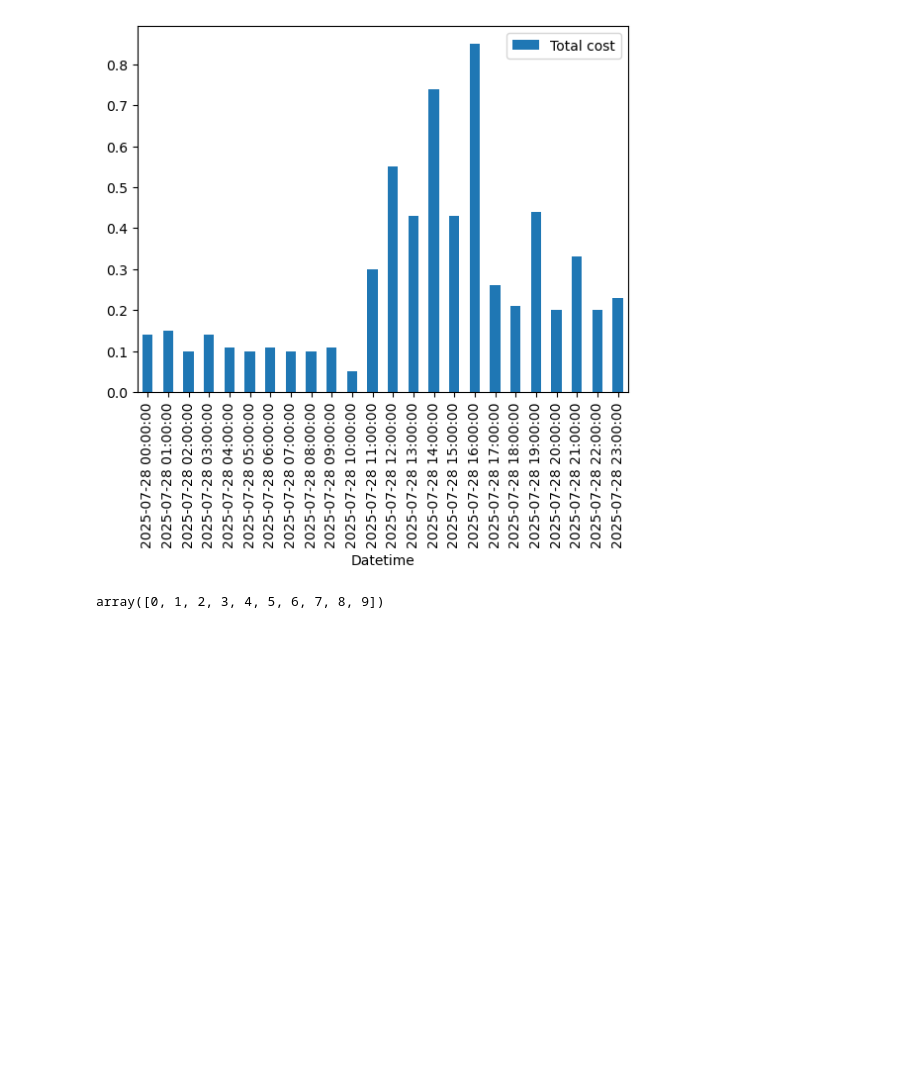
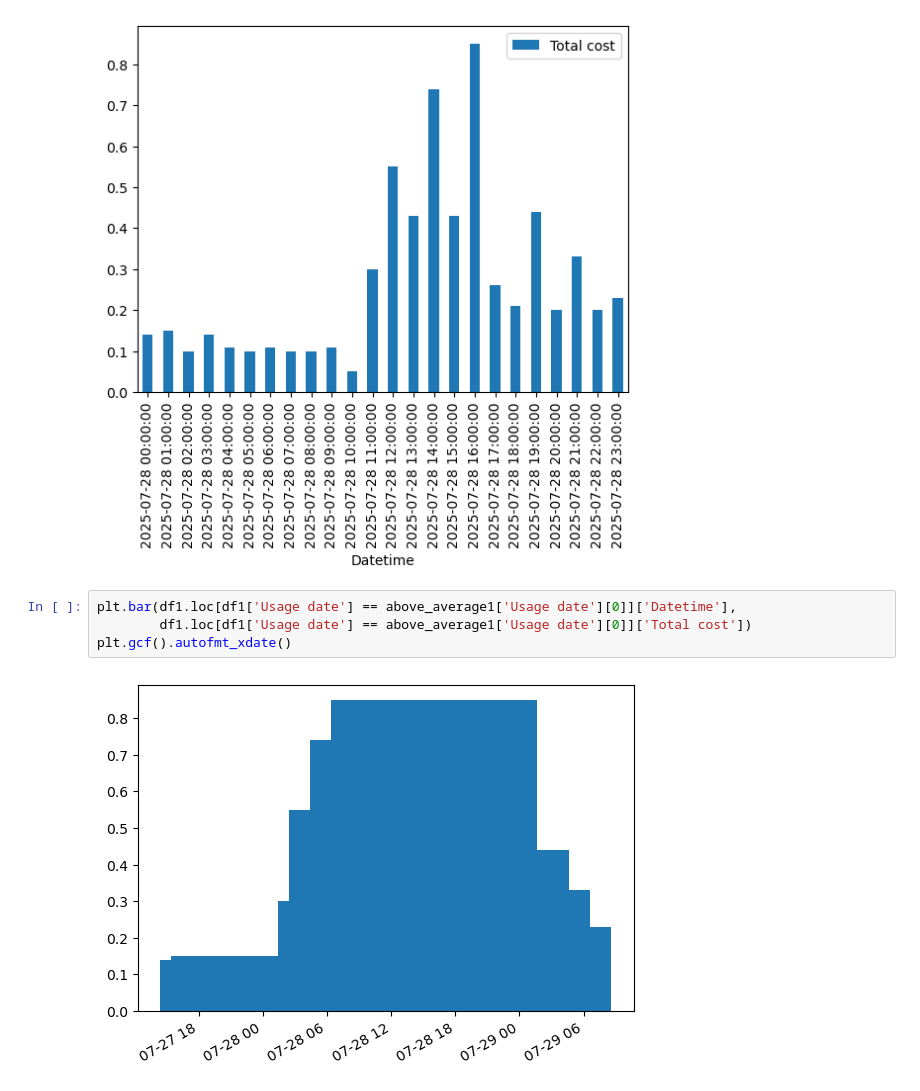
Before and after one commit to Natethanielr/custom_srp_dashboard, a Jupyter notebook: srp/srp.ipynb, the cells around one changed output. Saved outputs shown, nothing was run; the diff lists cells and outputs as text; blank space fills up the shorter version.

Commit message:
worked on graphing daily usage

```diff
--- a/srp/srp.ipynb
+++ b/srp/srp.ipynb
@@ -133,5 +133,8 @@ day0.plot.bar(x= 'Datetime', y='Total cost')
 <Axes: xlabel='Datetime'>
 [figure]
 # %%
+plt.bar(df1.loc[df1['Usage date'] == above_average1['Usage date'][0]]['Datetime'],
+        df1.loc[df1['Usage date'] == above_average1['Usage date'][0]]['Total cost'])
+plt.gcf().autofmt_xdate()
 # %% [output]
-array([0, 1, 2, 3, 4, 5, 6, 7, 8, 9])
+[figure, added]
```
Also changed, not shown: parts of 2 cells of this notebook, 2 other files.
